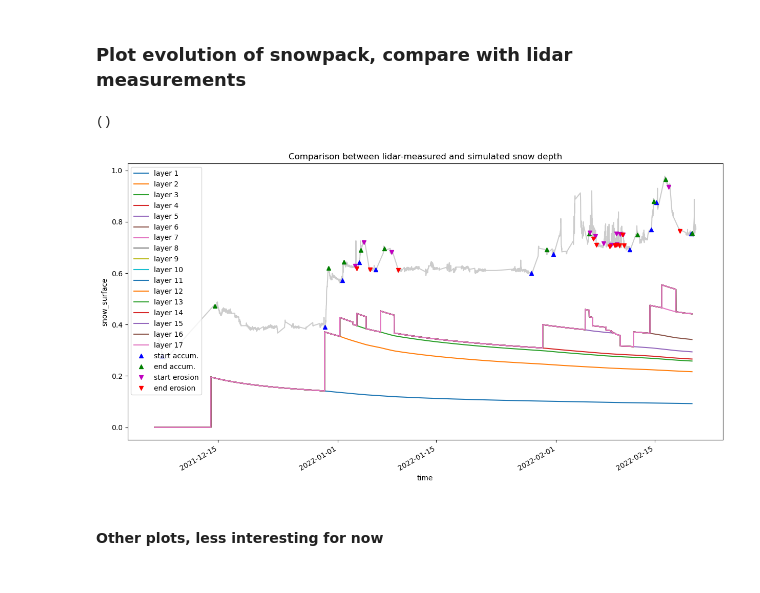
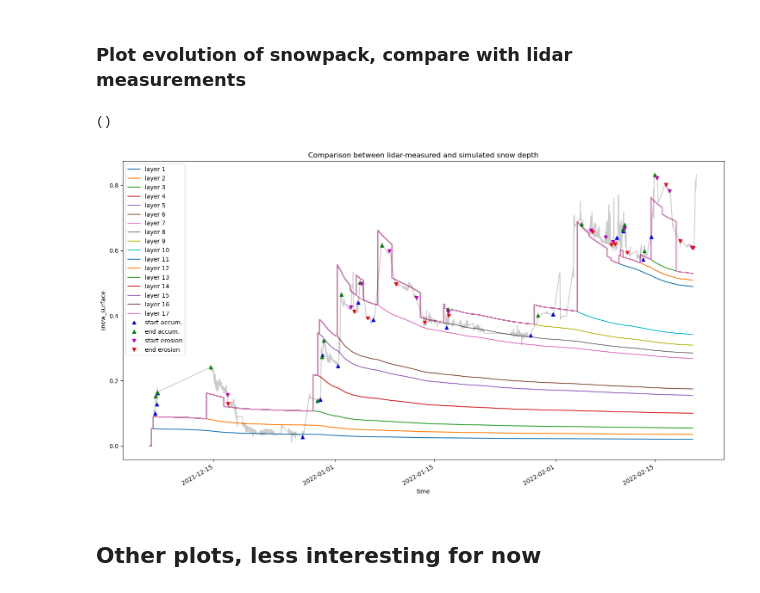
Before and after one commit to Mathilde-Bnt/MB_little_awk, a Jupyter notebook: falls_detection_and_snow_model/02-combining_snowfall_detection_and_compaction.ipynb, the cells around one changed output. Saved outputs shown, nothing was run; the diff lists cells and outputs as text; code cells hidden in the pictures.

Commit message:
Cleaned codes and added parameters sensitivity

```diff
--- a/falls_detection_and_snow_model/02-combining_snowfall_detection_and_compaction.ipynb
+++ b/falls_detection_and_snow_model/02-combining_snowfall_detection_and_compaction.ipynb
@@ -57,3 +42,7 @@ data_set_used['snow_surface'] = data_set_used['snow_surface'] - data_set_used['s
+# %%
+# Define which dataset to use in what follows (see options above)
+
+data_set_used = data_pit_1
 # %%
 # Defining parameters for snow events detection
 
@@ -99,0 +89,14 @@ melt_flag = np.zeros((max_nb_of_layers, 1))
+# %%
+# Pre-processing to get clean data
+
+if data_set_used == all_data_set:
+    fill_in_missing_variables(data_set_used, 'surface')
+
+data_set_used = data_set_used.ffill(dim='time')
+
+median_space_filtering(data_set_used, 5, x_span=7)
+if data_set_used == all_data_set:
+    median_time_filtering(data_set_used, 11)
+
+data_set_used['snow_surface'] = data_set_used['snow_surface'] - data_set_used['snow_surface'].min() - 0.35414986 #- data_set_used.snow_surface.isel(x=x_sel, y=y_sel, time= start_accumulation[0])
+# TODO modular above
@@ -100,3 +122,8 @@ melt_flag = np.zeros((max_nb_of_layers, 1))
+# %%
+# Meteorological forcing
+
+if use_true_temp:
+    met_time, met_temp = get_met_forcing()
 # %% [markdown]
 ### Get snow events timing
 # %%
@@ -119,21 +146,21 @@ end_erosion_times = (pd.to_datetime(end_erosion_times.time).astype(int) - data_s
 # %%
 # Update variables at each timepoint
 
-ro_layer_evolution, depth_evolution, temperature_evolution = simulate_snowpack_evolution(data_set_used, x_sel, y_sel, nb_iterations, end_accumulation_times, end_erosion_times,
-                                                                                        start_accumulation, end_accumulation, start_erosion, end_erosion,
-                                                                                        jj, dt, ro_layer, ro_water, ro_ice, t_old, tf, tsfc, dy_snow, gamma, cp_snow, melt_flag, a1, a2)
+snowpack = simulate_snowpack_evolution(data_set_used, x_sel, y_sel, nb_iterations, end_accumulation_times, end_erosion_times,
+                                       start_accumulation, end_accumulation, start_erosion, end_erosion, jj, dt, ro_layer, ro_water, ro_ice,
+                                       t_old, tf, tsfc, dy_snow, gamma, cp_snow, melt_flag, a1, a2, met_temp_data=met_temp,
+                                       met_time_data=met_time, new_snow_ro=simul_new_snow_ro, new_snow_temp=simul_new_snow_temp,
+                                       fit_top_of_snowfall_to_curve=simul_fit_top_of_snowfall_to_curve)
 
-# ro_layer_evolution_artif, depth_evolution_artif, temperature_evolution_artif = simulate_snowpack_evolution_artif(data_set_used, x_sel, y_sel, nb_iterations, end_accumulation_times, end_erosion_times,
- #                                                                                       start_accumulation, end_accumulation, start_erosion, end_erosion,
-  #                                                                                      jj, dt, ro_layer, ro_water, ro_ice, t_old, tf, tsfc, dy_snow, gamma, cp_snow, melt_flag, a1, a2)
+ro_layer_evolution, depth_evolution, temperature_evolution = snowpack[0], snowpack[1], snowpack[2]
 # %% [markdown]
 ### Plot evolution of snowpack, compare with lidar measurements
 # %%
-data_start_date = pd.to_datetime('2021-12-06T00:00')
+plot_simul_and_signal(data_set_used, x_sel, y_sel, depth_evolution, nb_layers_to_plot, data_start_date, dt, nb_iterations,
+                      start_accumulation, end_accumulation, start_erosion, end_erosion, my_figsize=figure_size,
+                      save_file=save_file_to_png, my_file_name=file_name, my_title=title)
 
-plot_simul_and_signal(data_set_used, x_sel, y_sel, depth_evolution, 17, data_start_date, dt, nb_iterations,
-                          start_accumulation, end_accumulation, start_erosion, end_erosion,
-                     save_file=False, my_file_name='index_window_point_20-20_-1.png')
+# TODO add parameters as subtitle automatically
 # %% [output]
 ()
-[figure, old version]
+[figure, new version]
@@ -144,4 +173,4 @@ plot_simul_and_signal(data_set_used, x_sel, y_sel, depth_evolution, 17, data_sta
 
 # The code does what we want it to correctly, even though looking at the curves may be confusing because we cannot see the discretization directly.
 # %% [markdown]
-#### Other plots, less interesting for now
+## Other plots, less interesting for now
```
Also changed, not shown: parts of 21 cells of this notebook, 4 other files.
